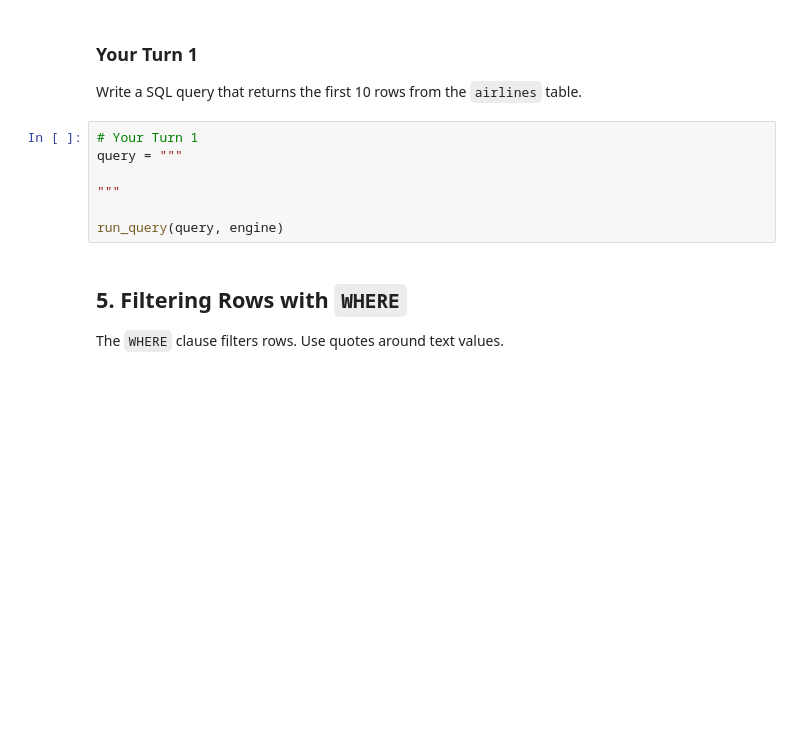
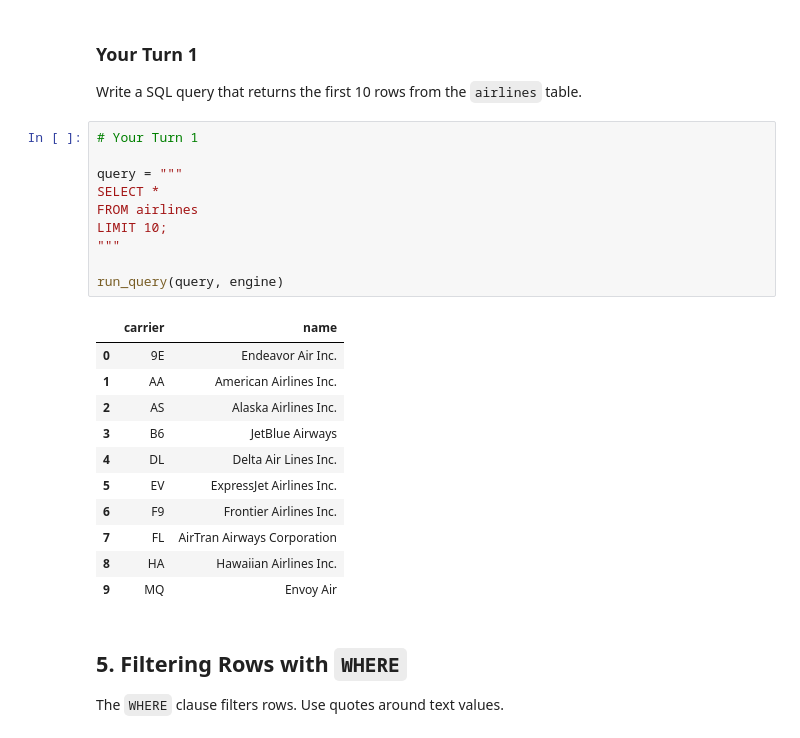
Before and after one commit to kalshaikhli/ban6003-week9-10-Karrar-Alshaikhli, a Jupyter notebook: notebooks/module9_neon_sql_fundamentals_guided_lab.ipynb, the cells around one changed output. Cells and saved outputs as stored; diff of their text form; blank space fills up the shorter version.

```diff
--- a/notebooks/module9_neon_sql_fundamentals_guided_lab.ipynb
+++ b/notebooks/module9_neon_sql_fundamentals_guided_lab.ipynb
@@ -176,11 +176,26 @@ run_query(query, engine)
 Write a SQL query that returns the first 10 rows from the `airlines` table.
 # %%
 # Your Turn 1
+
 query = """
-
+SELECT *
+FROM airlines
+LIMIT 10;
 """
 
 run_query(query, engine)
+# %% [output]
+|  | carrier | name |
+| 0 | 9E | Endeavor Air Inc. |
+| 1 | AA | American Airlines Inc. |
+| 2 | AS | Alaska Airlines Inc. |
+| 3 | B6 | JetBlue Airways |
+| 4 | DL | Delta Air Lines Inc. |
+| 5 | EV | ExpressJet Airlines Inc. |
+| 6 | F9 | Frontier Airlines Inc. |
+| 7 | FL | AirTran Airways Corporation |
+| 8 | HA | Hawaiian Airlines Inc. |
+| 9 | MQ | Envoy Air |
 # %% [markdown]
 ## 5. Filtering Rows with `WHERE`
 
```
Also changed, not shown: parts of 4 cells of this notebook.
